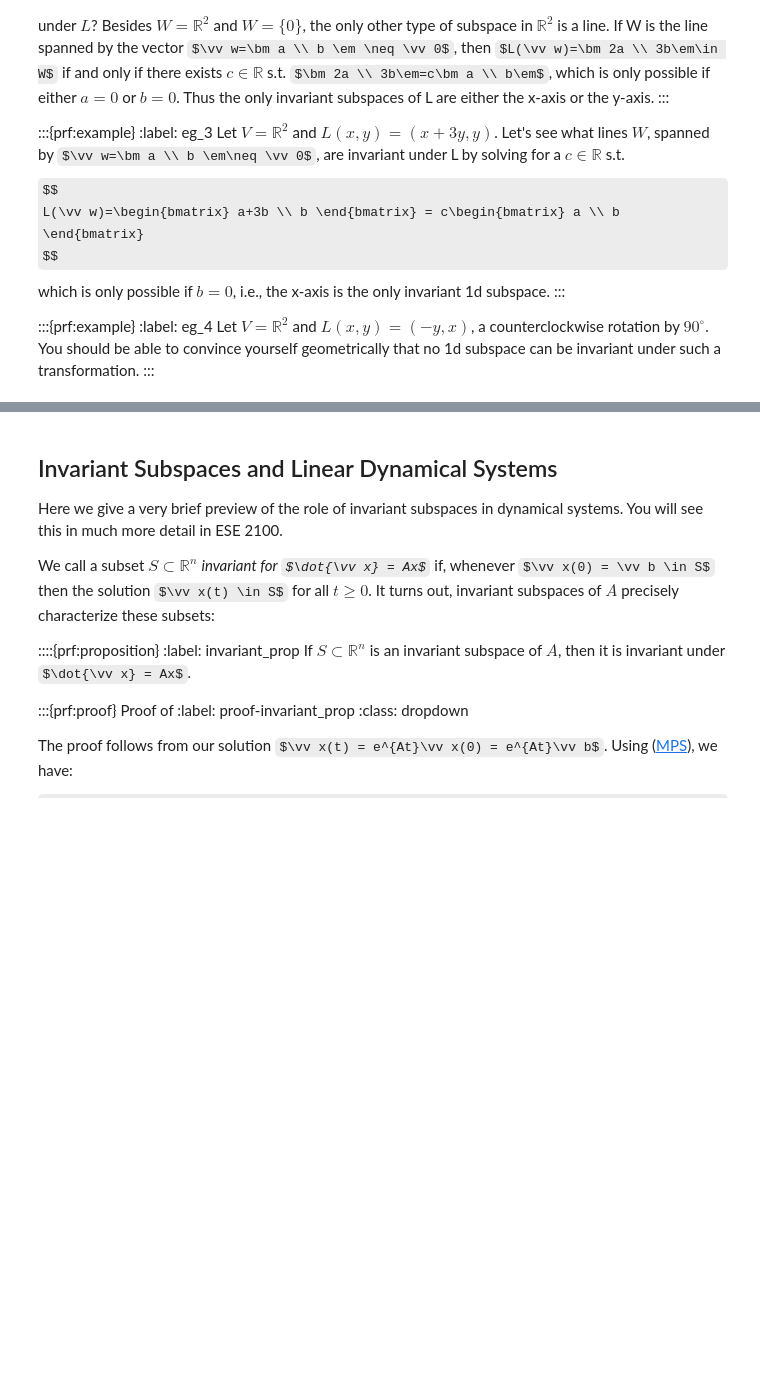
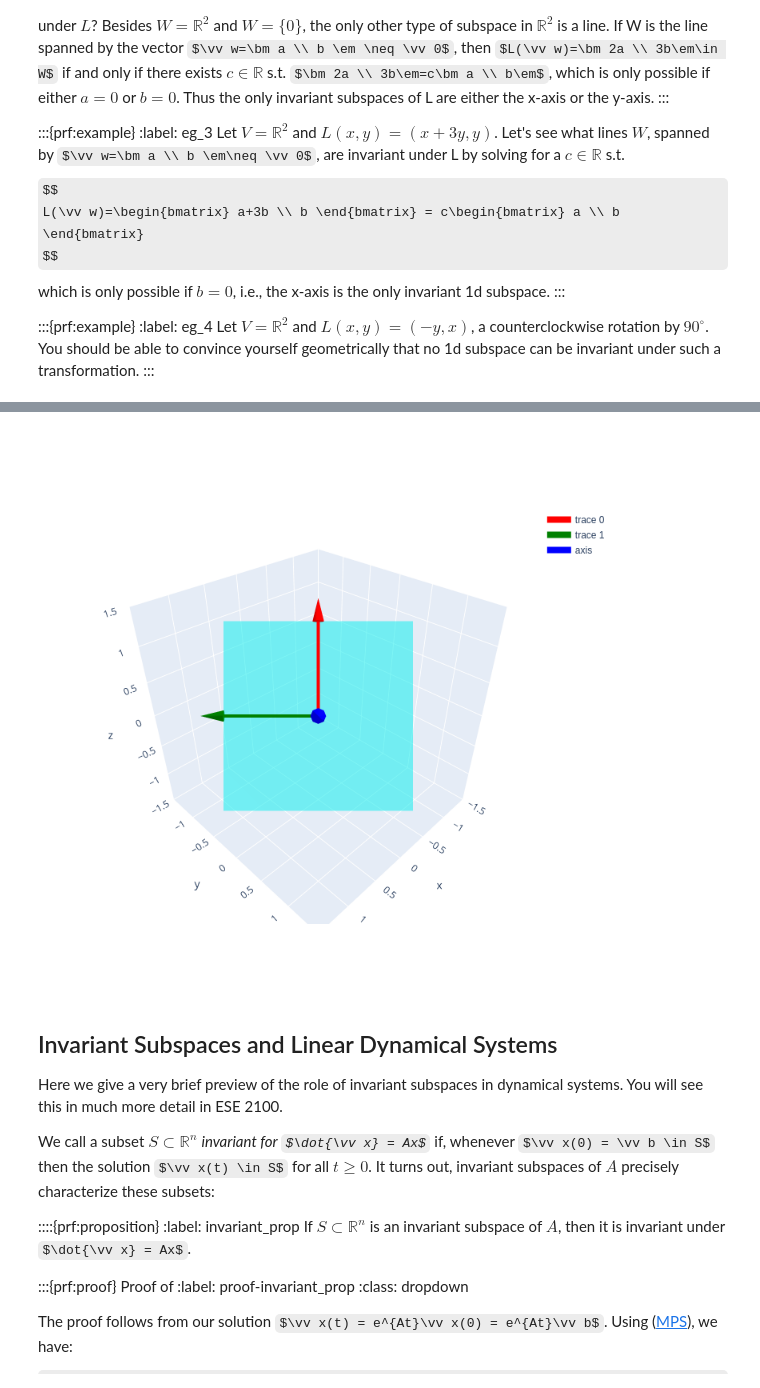
Before and after one commit to nikolaimatni/ese-2030, a Jupyter notebook: 06_Ch_7_Dynamics/084-Invariant_Sub.ipynb, the cells around one changed output, grey strips where cells are left out. Drawn from its saved outputs; the diff is of its cells as text; code cells hidden in the pictures; some formulas as TeX source; blank space fills up the shorter version.

```diff
--- a/06_Ch_7_Dynamics/084-Invariant_Sub.ipynb
+++ b/06_Ch_7_Dynamics/084-Invariant_Sub.ipynb
@@ -147,3 +147,61 @@ The complex invariant subspaces are spanned by $0, 1, 2$ or $3$ of $\vv v_1$, $\
+# %%
+## Install Plotly
+
+import numpy as np
+import plotly.graph_objects as go
+import ipywidgets as widgets
+from IPython.display import display
+
+## Define the orthogonal vectors and the axis of rotation
+
+# Orthogonal vectors
+v1 = np.array([-1/2, -1/2, 1]) # v2 in the exercise
+v2 = np.array([np.sqrt(3)/2, -np.sqrt(3)/2, 0]) # v3 in the exercise
+
+axis = np.array([1, 1, 1]) # axis of rotation: # v1 in the exercise
+
+# Define the plane
+u = np.linspace(-1, 1, 10)
+v = np.linspace(-1, 1, 10)
+U, V = np.meshgrid(u, v)
+X = U * v1[0] + V * v2[0]
+Y = U * v1[1] + V * v2[1]
+Z = U * v1[2] + V * v2[2]
+
+# Create the 3D plot
+fig = go.Figure()
+
+# Add vectors to the plot without markers
+fig.add_trace(go.Scatter3d(x=[0, v1[0]], y=[0, v1[1]], z=[0, v1[2]],
+                            mode='lines', line=dict(color='red', width=8)))
+fig.add_trace(go.Scatter3d(x=[0, v2[0]], y=[0, v2[1]], z=[0, v2[2]],
+                            mode='lines', line=dict(color='green', width=8)))
+fig.add_trace(go.Scatter3d(x=[0, axis[0]], y=[0, axis[1]], z=[0, axis[2]],
+                            mode='lines', name='axis', line=dict(color='blue', width=8)))
+
+# Add the plane
+fig.add_trace(go.Surface(x=X, y=Y, z=Z, colorscale=[[0, 'cyan'], [1, 'cyan']], opacity=0.5, showscale=False))
+
+# Add arrowheads (cones) at the end of the vectors
+fig.add_trace(go.Cone(x=[v1[0]], y=[v1[1]], z=[v1[2]],
+                      u=[v1[0]], v=[v1[1]], w=[v1[2]],
+                      colorscale=[[0, 'red'], [1, 'red']], sizemode='absolute', sizeref=0.3, anchor="tail", showscale=False, showlegend=False))
+fig.add_trace(go.Cone(x=[v2[0]], y=[v2[1]], z=[v2[2]],
+                      u=[v2[0]], v=[v2[1]], w=[v2[2]],
+                      colorscale=[[0, 'green'], [1, 'green']], sizemode='absolute', sizeref=0.3, anchor="tail", showscale=False, showlegend=False))
+fig.add_trace(go.Cone(x=[axis[0]], y=[axis[1]], z=[axis[2]],
+                      u=[axis[0]], v=[axis[1]], w=[axis[2]],
+                      colorscale=[[0, 'blue'], [1, 'blue']], sizemode='absolute', sizeref=0.3, anchor="tail", showscale=False, showlegend=False))
+
+# Set the layout
+fig.update_layout(scene=dict(
+                    xaxis=dict(range=[-1.5, 1.5]),
+                    yaxis=dict(range=[-1.5, 1.5]),
+                    zaxis=dict(range=[-1.5, 1.5]),
+                    aspectmode='cube'),
+                  width=700, height=700)
+# %% [output]
+[figure, added]
 # %% [markdown]
 ## Invariant Subspaces and Linear Dynamical Systems
 
```
Also changed, not shown: parts of 2 cells of this notebook, 17 other files.
